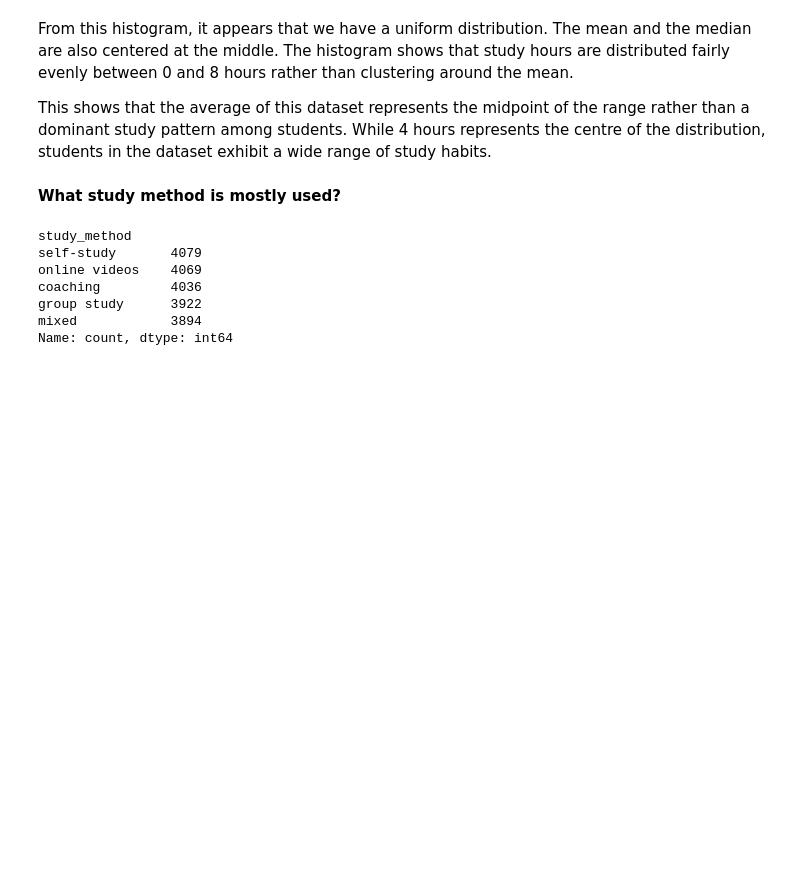
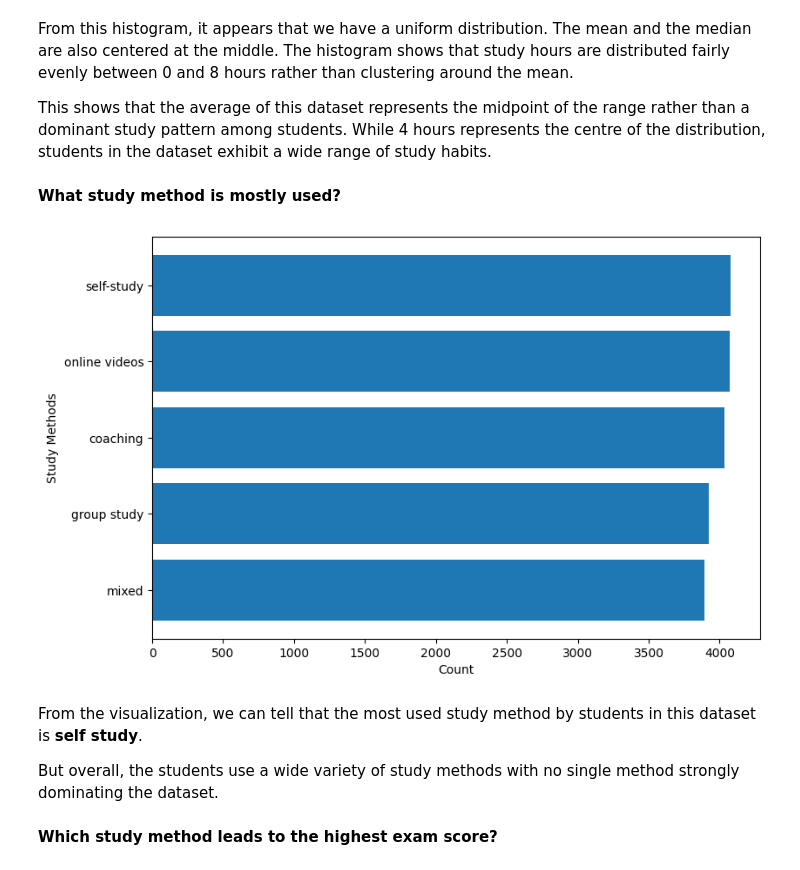
Before and after one commit to Bolajiiii/Data-Science-From-Scratch-Journey, a Jupyter notebook: chapter_5/01_describing_data.ipynb, the cells around one changed output. Drawn from its saved outputs; the diff is of its cells as text; code cells hidden in the pictures; blank space fills up the shorter version.

Commit message:
Complete first visualization

```diff
--- a/chapter_5/01_describing_data.ipynb
+++ b/chapter_5/01_describing_data.ipynb
@@ -54,15 +54,17 @@ This shows that the average of this dataset represents the midpoint of the range
 # %% [markdown]
 **What study method is mostly used?**
 # %%
-study_methods = df['study_method'].unique()
-study_count = df['study_method'].value_counts()
-study_count
-# plt.bar(x=study_methods, height=study_count)
+study_count = df['study_method'].value_counts().sort_values()
+plt.figure(figsize=(9, 6))
+plt.barh(y=study_count.index, width=study_count)
+plt.ylabel('Study Methods')
+plt.xlabel('Count')
+plt.show()
 # %% [output]
-study_method
-self-study       4079
-online videos    4069
-coaching         4036
-group study      3922
-mixed            3894
-Name: count, dtype: int64
+[figure, added]
+# %% [markdown]
+From the visualization, we can tell that the most used study method by students in this dataset is **self study**.
+
+But overall, the students use a wide variety of study methods with no single method strongly dominating the dataset.
+# %% [markdown]
+**Which study method leads to the highest exam score?**
```
